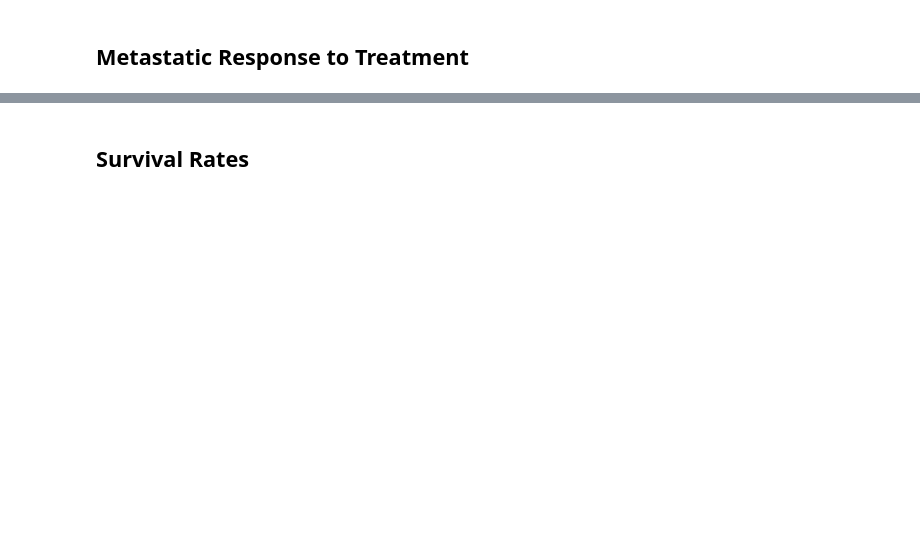
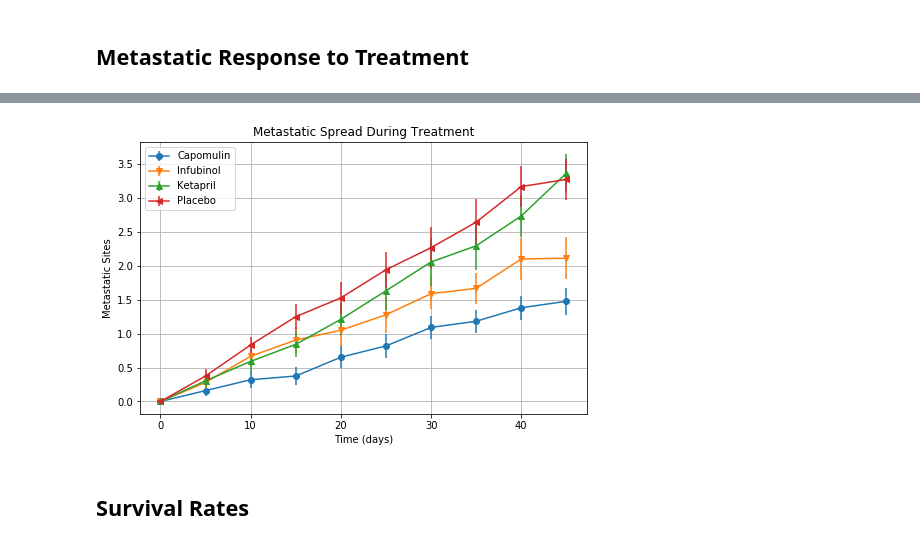
Before and after one commit to vgrose/matplotlib, a Jupyter notebook: pymaceuticals_starter.ipynb, the cells around one changed output, grey strips where cells are left out. Cells and saved outputs as stored; diff of their text form; code cells hidden in the pictures; blank space fills up the shorter version.

```diff
--- a/pymaceuticals_starter.ipynb
+++ b/pymaceuticals_starter.ipynb
@@ -234,0 +114,12 @@ plt.show()
+# %%
+# Store the Mean Tumor Volume Data Grouped by Drug and Timepoint
+metastatic_means=mouse_drugs.groupby(["Timepoint","Drug"]).mean()
+
+#Drop unneccesary columns:
+metastatic_means=metastatic_means.drop(columns=["Tumor Volume (mm3)"])
+
+#Format:
+metastatic_means=metastatic_means.unstack()
+
+#Preview:
+metastatic_means.head()
@@ -234,0 +135,12 @@ plt.show()
+# %%
+# Store the Standard Error of Tumor Volumes Grouped by Drug and Timepoint
+metastatic_errors=mouse_drugs.groupby(["Timepoint","Drug"]).sem()
+
+#Drop unnecessary columns:
+metastatic_errors=metastatic_errors.drop(columns=["Tumor Volume (mm3)", "Mouse ID"])
+
+#Format:
+metastatic_errors=metastatic_errors.unstack()
+
+#Preview DataFrame:
+metastatic_errors
@@ -235,2 +161,24 @@ plt.show()
+# %%
+#Set figure size:
+fig, ax = plt.subplots(figsize=(8,5))
+
+#Iterate over list of drugs from above to write scatter plot with error bars:
+number=0
+for drug in drugs:
+    metastatic_sites=metastatic_means["Metastatic Sites"][drug]
+    errors=metastatic_errors["Metastatic Sites"][drug]
+    ax.errorbar(x=times, y=metastatic_sites, yerr=errors, marker=markers[number])
+    number=number+1
+
+#Set legends, axis labels, title, gridlines, and fontsize:
+plt.legend(drugs)
+plt.ylabel("Metastatic Sites")
+plt.xlabel("Time (days)")
+plt.title("Metastatic Spread During Treatment")
+plt.grid(True)
+plt.rc('font', size=10)
+plt.rc('figure', titlesize=30)
+# %% [output]
+[figure, added]
 # %% [markdown]
 ## Survival Rates
```
Also changed, not shown: parts of 35 cells of this notebook.
